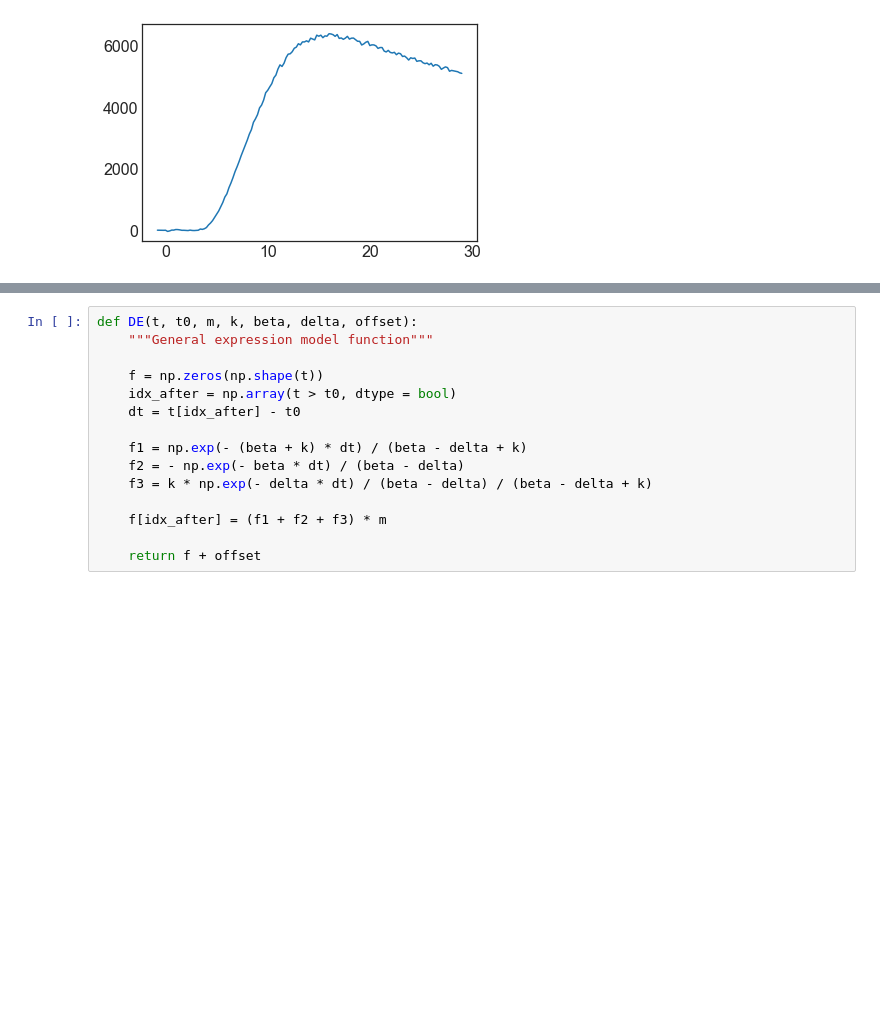
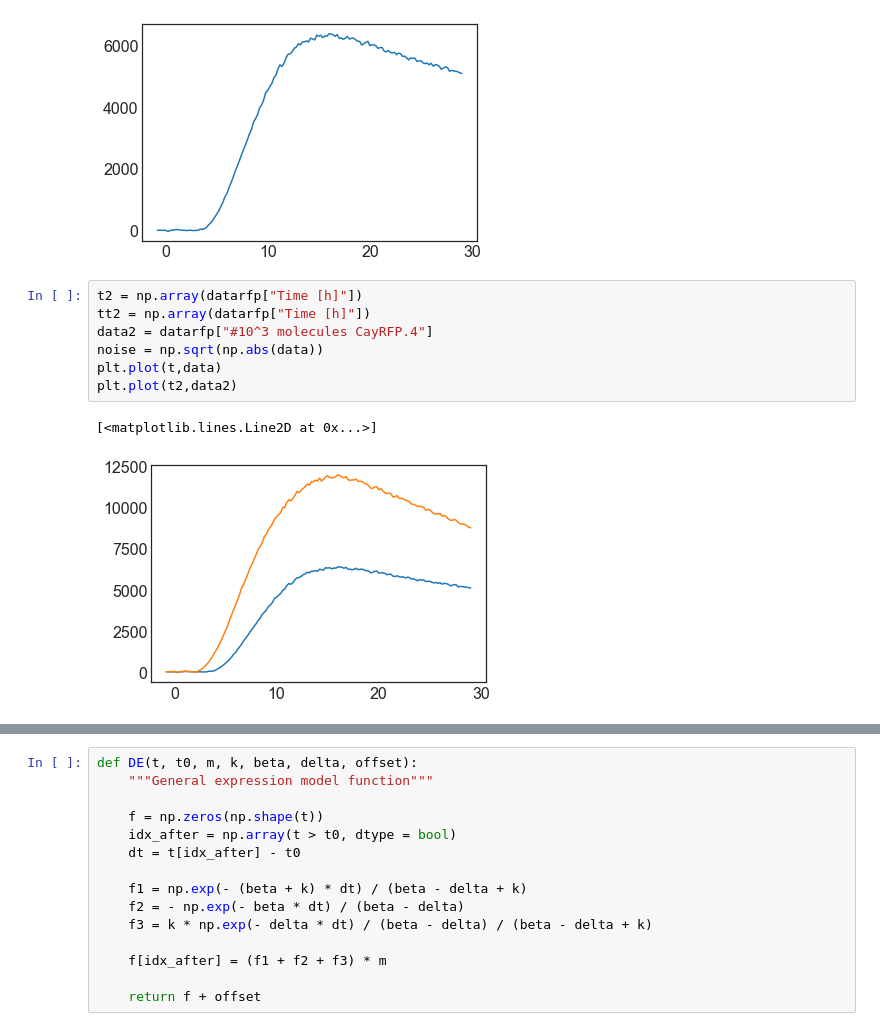
Before and after one commit to hstrey/siRNA-silencing, a Jupyter notebook: fitting with uncertain parameters ODE.ipynb, the cells around one changed output, grey strips where cells are left out. Cells and saved outputs as stored; diff of their text form; blank space fills up the shorter version.

```diff
--- a/fitting with uncertain parameters ODE.ipynb
+++ b/fitting with uncertain parameters ODE.ipynb
@@ -42,3 +43,13 @@ plt.plot(t,data)
 # %% [output]
 [<matplotlib.lines.Line2D at 0x...>]
 [figure]
+# %%
+t2 = np.array(datarfp["Time [h]"])
+tt2 = np.array(datarfp["Time [h]"])
+data2 = datarfp["#10^3 molecules CayRFP.4"]
+noise = np.sqrt(np.abs(data))
+plt.plot(t,data)
+plt.plot(t2,data2)
+# %% [output]
+[<matplotlib.lines.Line2D at 0x...>]
+[figure, added]
```
Also changed, not shown: parts of 5 cells of this notebook, 4 other files.
